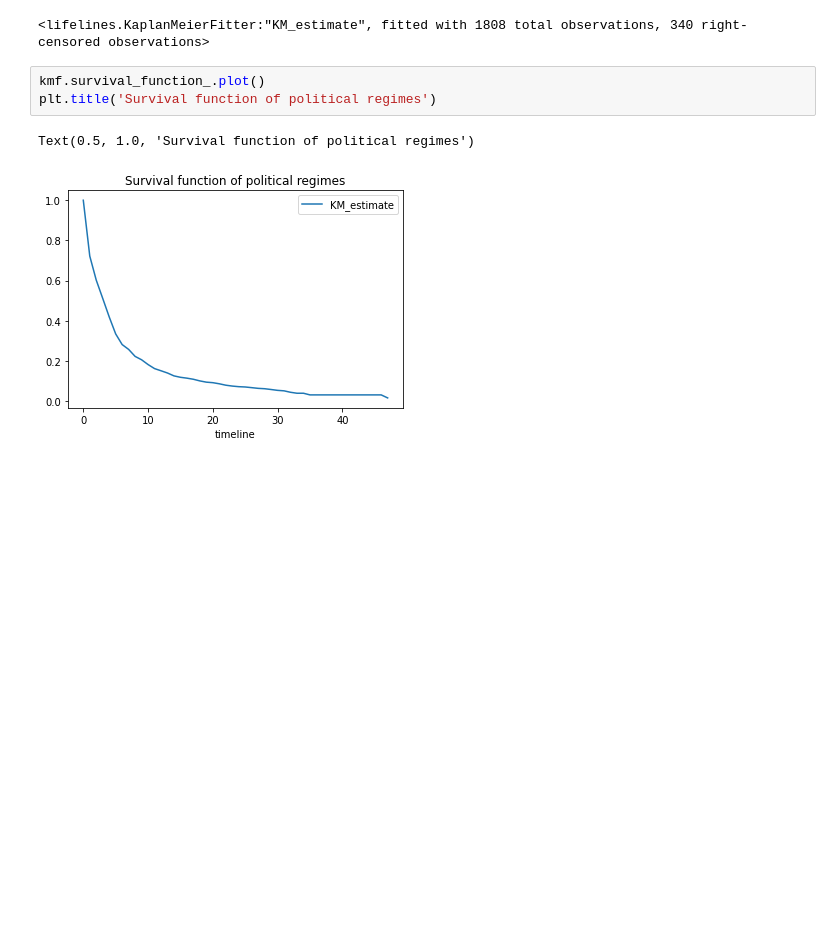
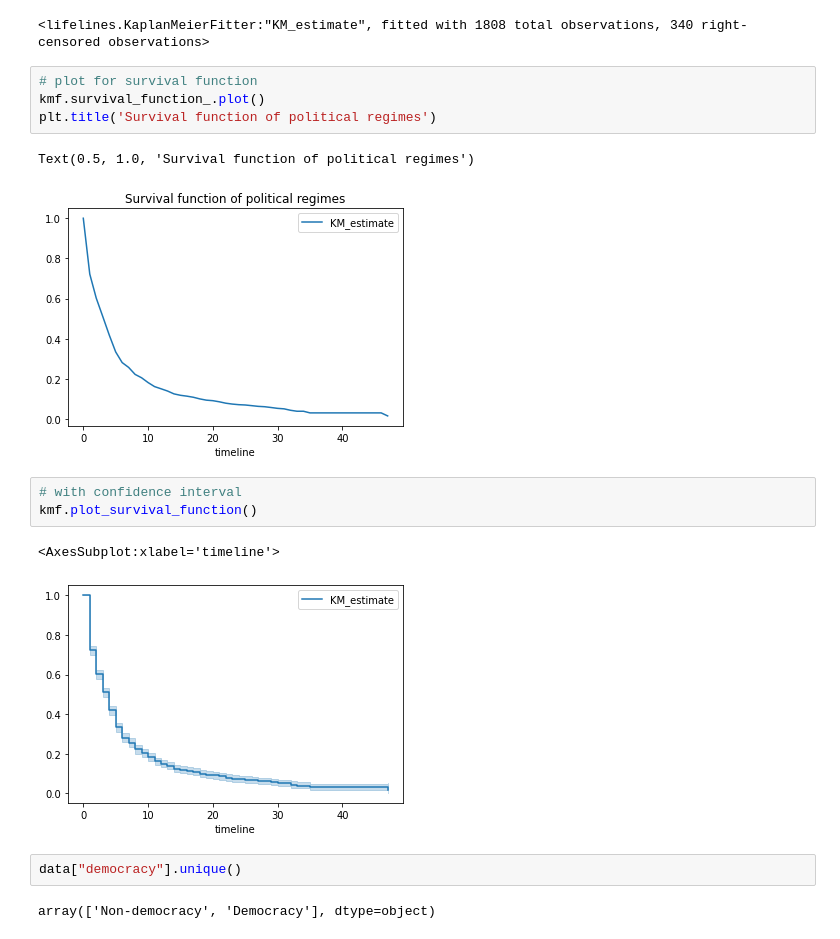
Before and after one commit to TomoyaOzawa-DA/Econometrics_models, a Jupyter notebook: Survival.ipynb, the cells around one changed output. Cells and saved outputs as stored; diff of their text form; blank space fills up the shorter version.

Commit message:
survival analysis in python

```diff
--- a/Survival.ipynb
+++ b/Survival.ipynb
@@ -34,8 +35,19 @@ kmf.fit(T, event_observed=E)
 # %% [output]
 <lifelines.KaplanMeierFitter:"KM_estimate", fitted with 1808 total observations, 340 right-censored observations>
 # %%
+# plot for survival function
 kmf.survival_function_.plot()
 plt.title('Survival function of political regimes')
 # %% [output]
 Text(0.5, 1.0, 'Survival function of political regimes')
 [figure]
+# %%
+# with confidence interval
+kmf.plot_survival_function()
+# %% [output]
+<AxesSubplot:xlabel='timeline'>
+[figure, added]
+# %%
+data["democracy"].unique()
+# %% [output]
+array(['Non-democracy', 'Democracy'], dtype=object)
```
Also changed, not shown: parts of 5 cells of this notebook.
